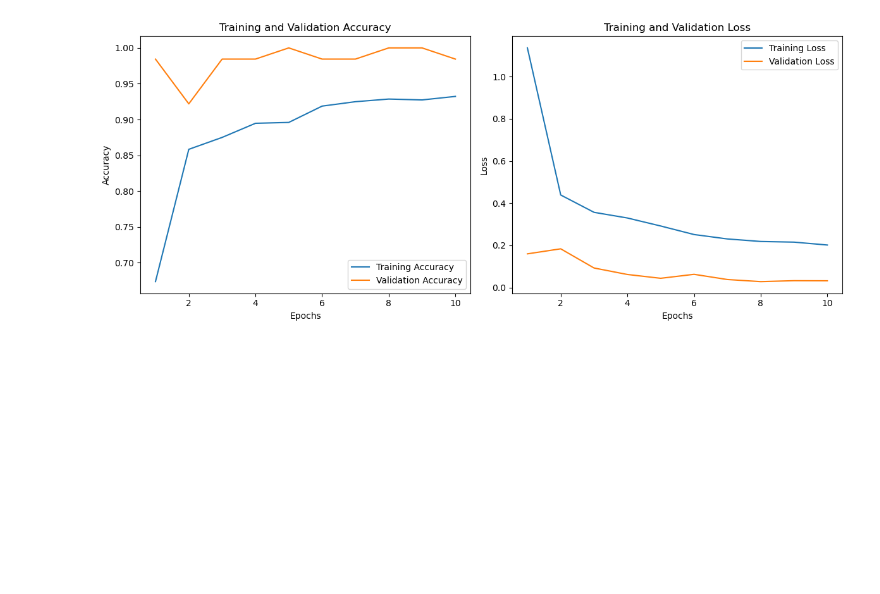
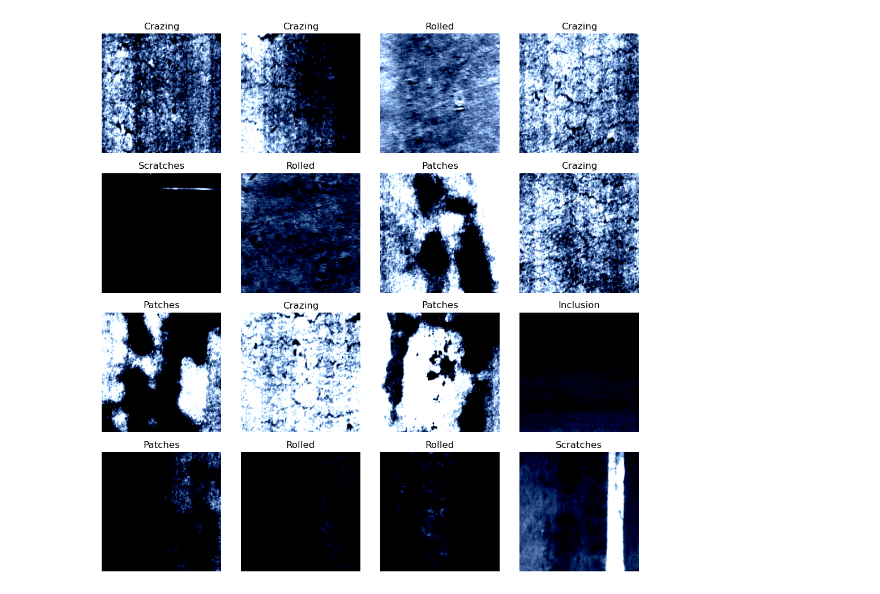
Before and after one commit to lucifervibs/metal_defects_classification, a Jupyter notebook: metal-defects-vgg16.ipynb, the cells around one changed output. Saved outputs shown, nothing was run; the diff lists cells and outputs as text; code cells hidden in the pictures; blank space fills up the shorter version.

```diff
--- a/metal-defects-vgg16.ipynb
+++ b/metal-defects-vgg16.ipynb
@@ -43,5 +28,5 @@ for dirname, _, filenames in os.walk('/kaggle/input'):
 # %%
 # Set the path to the root directory of your dataset
-train_data_dir = '/kaggle/input/neu-metal-surface-defects-data/NEU Metal Surface Defects Data/train'
-test_data_dir = '/kaggle/input/neu-metal-surface-defects-data/NEU Metal Surface Defects Data/test'
-valid_data_dir = '/kaggle/input/neu-metal-surface-defects-data/NEU Metal Surface Defects Data/valid'
+train_data_path = '/kaggle/input/neu-metal-surface-defects-data/NEU Metal Surface Defects Data/train'
+test_data_path = '/kaggle/input/neu-metal-surface-defects-data/NEU Metal Surface Defects Data/test'
+valid_data_path = '/kaggle/input/neu-metal-surface-defects-data/NEU Metal Surface Defects Data/valid'
@@ -252,25 +33,41 @@ Test Accuracy: 0.375
-# %%
-# Plot accuracy and loss curves
-epochs_range = range(1, num_epochs + 1)
-
-plt.figure(figsize=(12, 5))
-plt.subplot(1, 2, 1)
-plt.plot(epochs_range, train_accuracy_values, label='Training Accuracy')
-plt.plot(epochs_range, val_accuracy_values, label='Validation Accuracy')
-plt.xlabel('Epochs')
-plt.ylabel('Accuracy')
-plt.title('Training and Validation Accuracy')
-plt.legend()
-
-plt.subplot(1, 2, 2)
-plt.plot(epochs_range, train_loss_values, label='Training Loss')
-plt.plot(epochs_range, val_loss_values, label='Validation Loss')
-plt.xlabel('Epochs')
-plt.ylabel('Loss')
-plt.title('Training and Validation Loss')
-plt.legend()
-
-plt.tight_layout()
-plt.show()
-# %% [output]
-[figure, removed]
+# %%
+# Data transformations
+data_transforms = transforms.Compose([
+    transforms.Resize((224, 224)),  # Resize the images to 224x224 (required for ResNet-34)
+    transforms.ToTensor(),
+    transforms.Normalize(mean=[0.485, 0.456, 0.406], std=[0.229, 0.224, 0.225])  # Normalize the images
+])
+
+train_dataset = datasets.ImageFolder(train_data_path, transform=data_transforms)
+test_dataset = datasets.ImageFolder(test_data_path, transform=data_transforms)
+valid_dataset = datasets.ImageFolder(valid_data_path, transform=data_transforms)
+
+train_loader = torch.utils.data.DataLoader(train_dataset, batch_size=64, shuffle=True)
+test_loader = torch.utils.data.DataLoader(test_dataset, batch_size=64, shuffle=False)
+valid_loader = torch.utils.data.DataLoader(valid_dataset, batch_size=64, shuffle=False)
+# %%
+# Function to plot a grid of images
+def imshow_grid(images, labels, classes, rows=4, cols=4):
+    fig, axes = plt.subplots(rows, cols, figsize=(10, 10))
+
+    for i, ax in enumerate(axes.flat):
+        img = images[i]
+        label = labels[i]
+        ax.imshow(np.transpose(img, (1, 2, 0)))
+        ax.set_title(classes[label])
+        ax.axis('off')
+
+    plt.tight_layout()
+    plt.show()
+
+# Load a batch of images and labels from the training dataset
+sample_loader = iter(train_loader)
+images, labels = next(sample_loader)
+
+# Get class names from the dataset
+class_names = train_dataset.classes
+
+# Visualize the images
+imshow_grid(images, labels, class_names)
+# %% [output]
+[figure, added]
```
Also changed, not shown: parts of 23 cells of this notebook, 4 other files.
